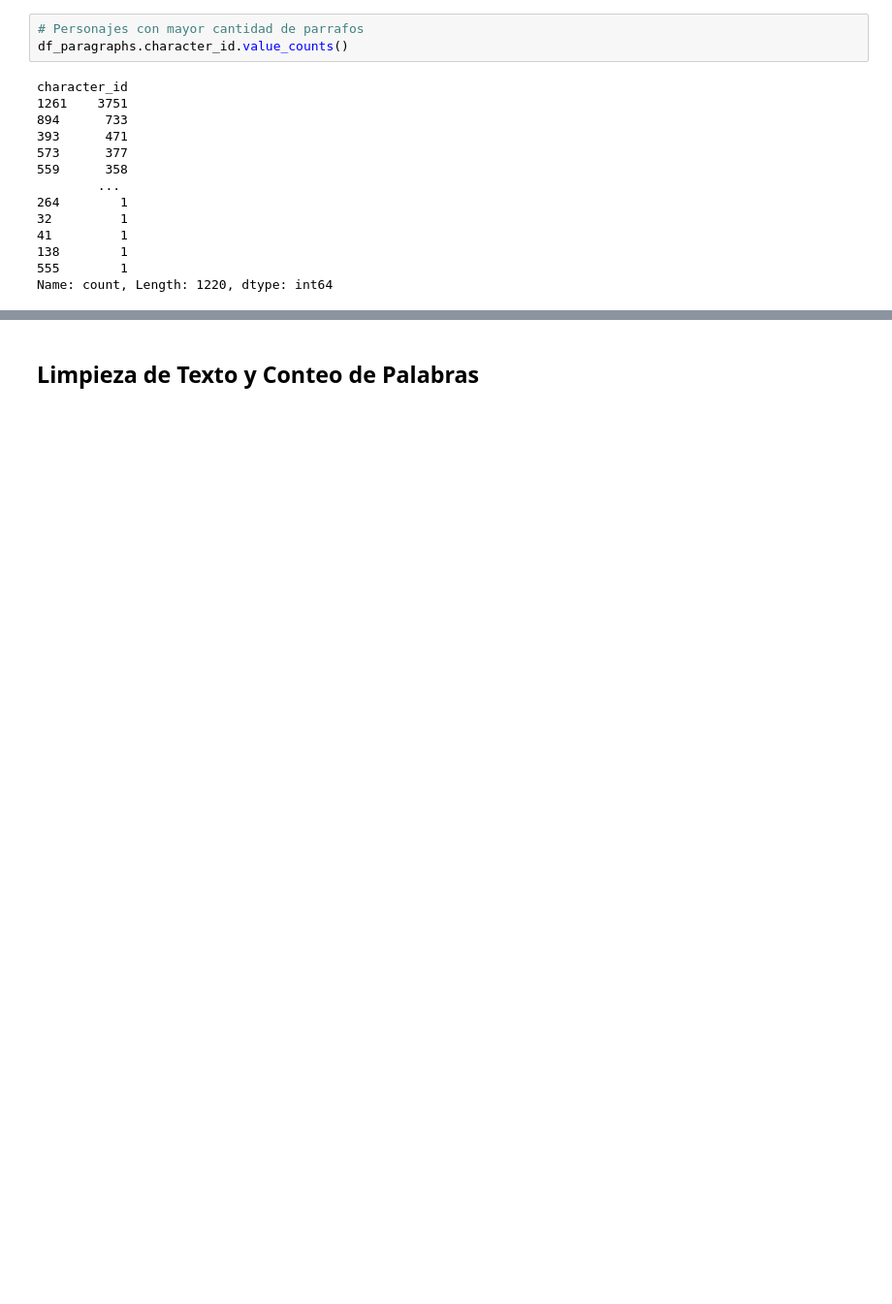
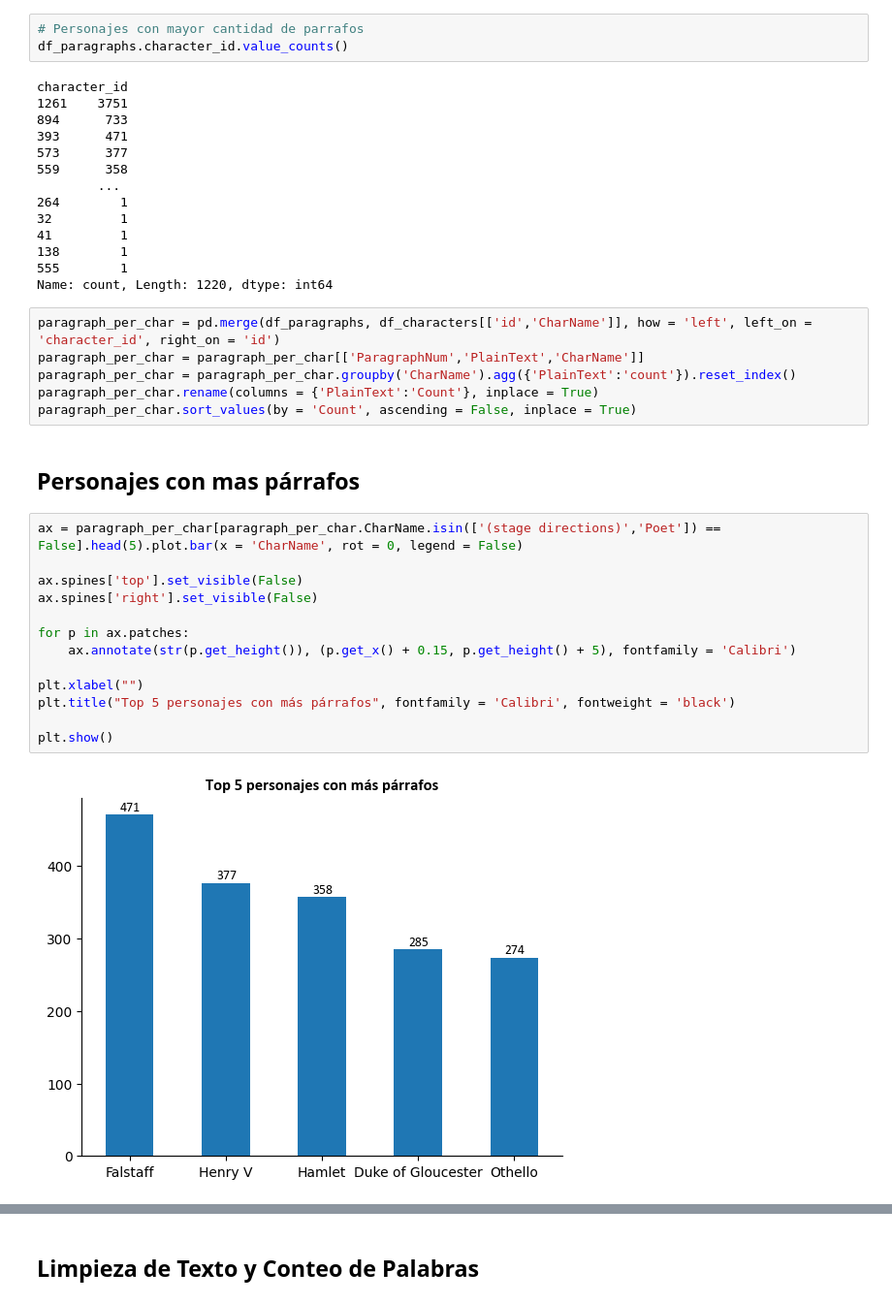
Before and after one commit to matiaslopezz/intro-cd, a Jupyter notebook: Tarea_1/shakespeare_propuesta.ipynb, the cells around one changed output, grey strips where cells are left out. Shown: that part at 97% size. Saved outputs shown, nothing was run; the diff lists cells and outputs as text; blank space fills up the shorter version.

Commit message:
Visualizacion de datos

```diff
--- a/Tarea_1/shakespeare_propuesta.ipynb
+++ b/Tarea_1/shakespeare_propuesta.ipynb
@@ -389,3 +461,26 @@ character_id
 138        1
 555        1
 Name: count, Length: 1220, dtype: int64
+# %%
+paragraph_per_char = pd.merge(df_paragraphs, df_characters[['id','CharName']], how = 'left', left_on = 'character_id', right_on = 'id')
+paragraph_per_char = paragraph_per_char[['ParagraphNum','PlainText','CharName']]
+paragraph_per_char = paragraph_per_char.groupby('CharName').agg({'PlainText':'count'}).reset_index()
+paragraph_per_char.rename(columns = {'PlainText':'Count'}, inplace = True)
+paragraph_per_char.sort_values(by = 'Count', ascending = False, inplace = True)
+# %% [markdown]
+## Personajes con mas párrafos
+# %%
+ax = paragraph_per_char[paragraph_per_char.CharName.isin(['(stage directions)','Poet']) == False].head(5).plot.bar(x = 'CharName', rot = 0, legend = False)
+
+ax.spines['top'].set_visible(False)
+ax.spines['right'].set_visible(False)
+
+for p in ax.patches:
+    ax.annotate(str(p.get_height()), (p.get_x() + 0.15, p.get_height() + 5), fontfamily = 'Calibri')
+
+plt.xlabel("")
+plt.title("Top 5 personajes con más párrafos", fontfamily = 'Calibri', fontweight = 'black')
+
+plt.show()
+# %% [output]
+[figure, added]
```
Also changed, not shown: parts of 19 cells of this notebook.
